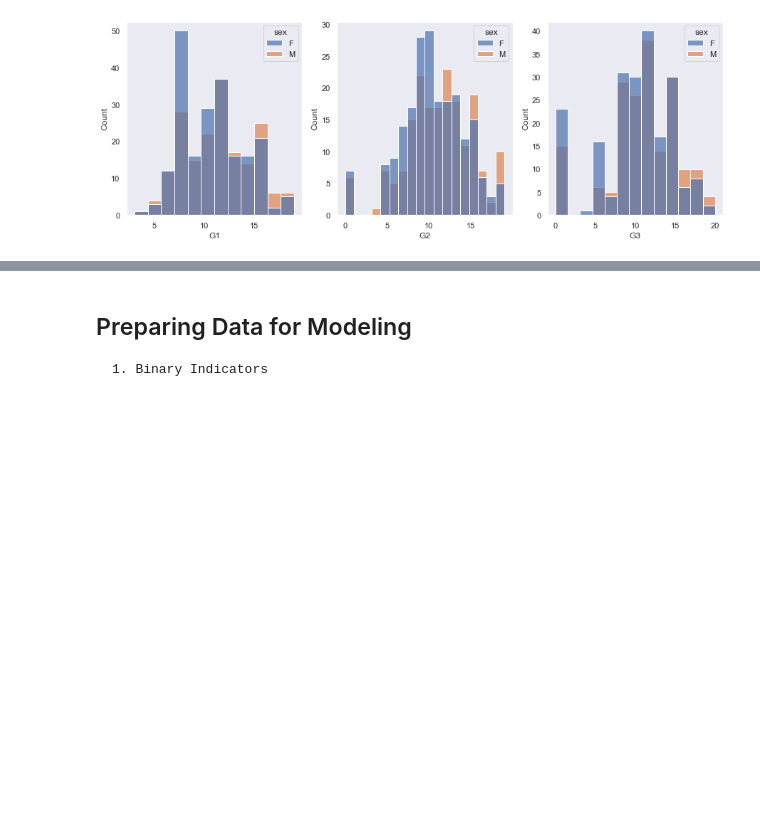
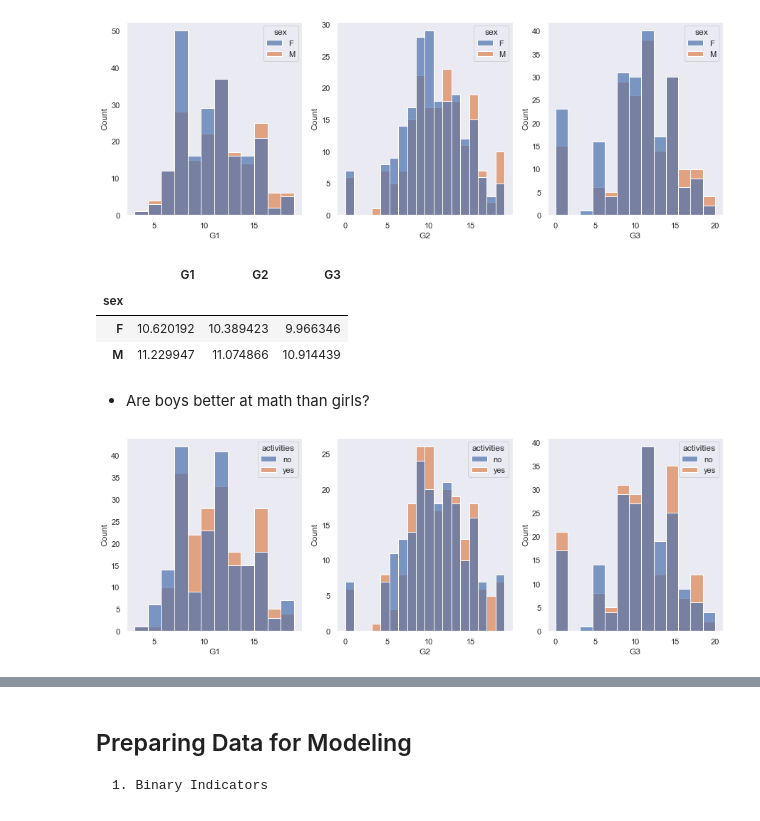
Before and after one commit to Gal-Gilor/Student-Performance-Estimation, a Jupyter notebook: notebooks/exploratory_notebook.ipynb, the cells around one changed output, grey strips where cells are left out. Saved outputs shown, nothing was run; the diff lists cells and outputs as text; code cells hidden in the pictures; blank space fills up the shorter version.

```diff
--- a/notebooks/exploratory_notebook.ipynb
+++ b/notebooks/exploratory_notebook.ipynb
@@ -144,3 +144,28 @@ for i in range(3):
     sns.histplot(data=raw, x=target_columns[i], hue='sex', ax=ax[i], alpha=0.7)
 # %% [output]
 [figure]
+# %%
+# look at the grade distribution between genders
+fig, ax = plt.subplots(1, 3, figsize=(15, 5))
+
+ax = ax.ravel()
+for i in range(3):
+    sns.histplot(data=raw, x=target_columns[i], hue='sex', ax=ax[i], alpha=0.7)
+# %%
+raw.groupby('sex').agg({'G1': 'mean', 'G2': 'mean', 'G3': 'mean'})
+# %% [output]
+|  | G1 | G2 | G3 |
+| sex |  |  |  |
+| F | 10.620192 | 10.389423 | 9.966346 |
+| M | 11.229947 | 11.074866 | 10.914439 |
+# %% [markdown]
+* Are boys better at math than girls?
+# %%
+# look at the grade distribution among those with after school activities
+fig, ax = plt.subplots(1, 3, figsize=(15, 5))
+
+ax = ax.ravel()
+for i in range(3):
+    sns.histplot(data=raw, x=target_columns[i], hue='activities', ax=ax[i], alpha=0.7)
+# %% [output]
+[figure, added]
```
Also changed, not shown: parts of 3 cells of this notebook.
